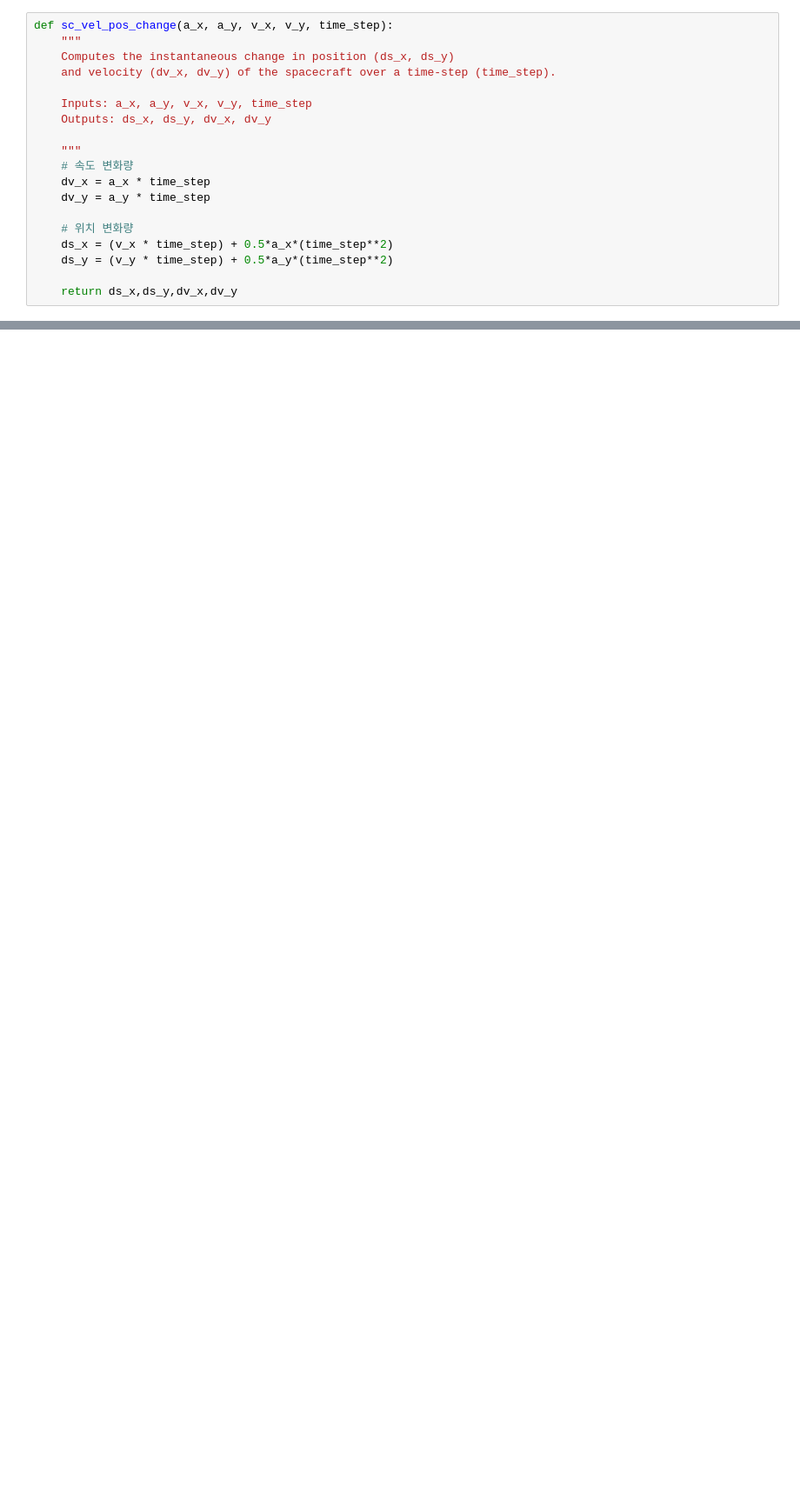
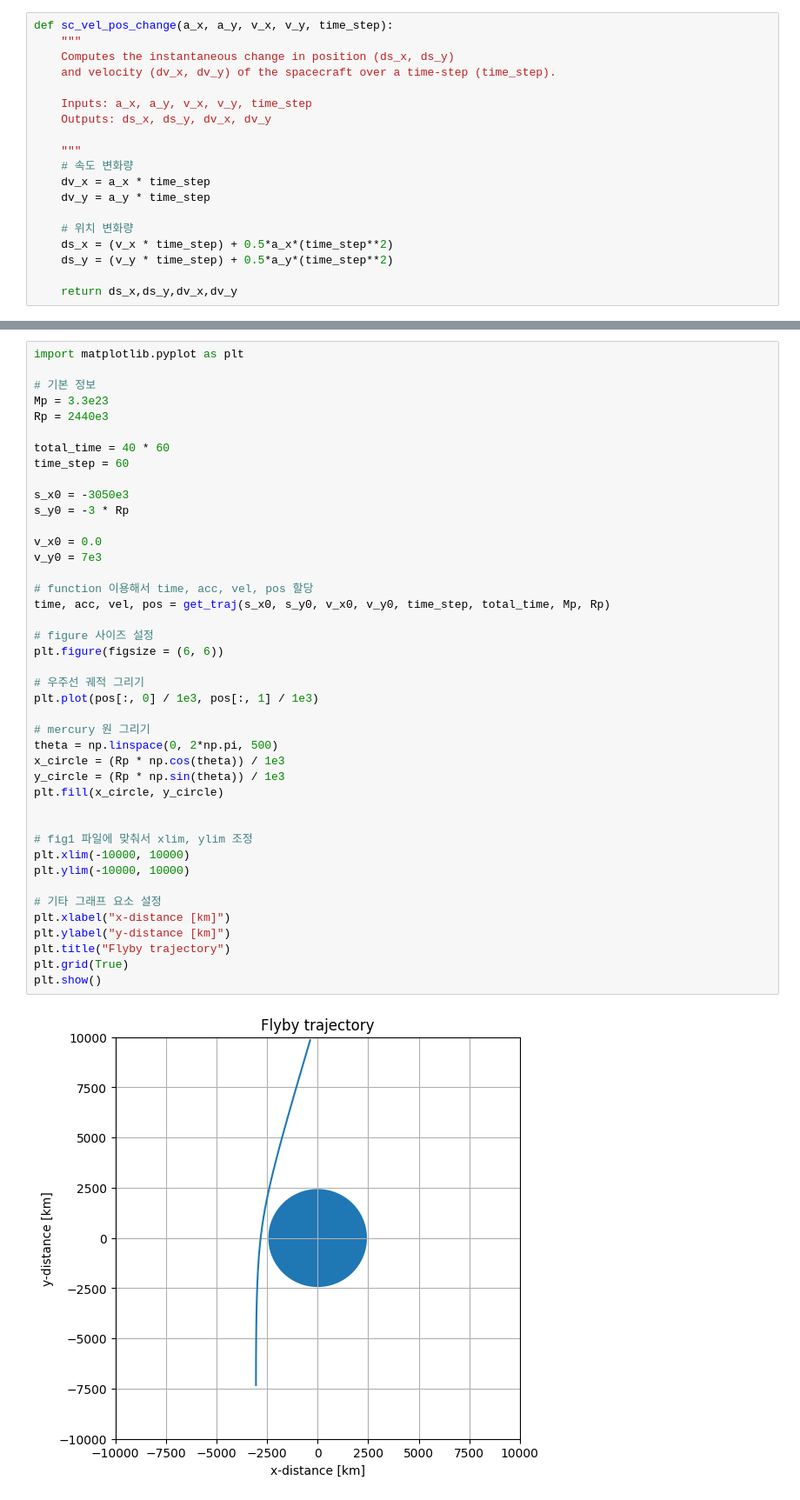
Before and after one commit to h2woobin/EOSC211_LAP, a Jupyter notebook: part_2/part_2_LAP.ipynb, the cells around one changed output, grey strips where cells are left out. Shown: that part at 87% size. Drawn from its saved outputs; the diff is of its cells as text; blank space fills up the shorter version.

Commit message:
part 2 D: Figure 1 & 2

```diff
--- a/part_2/part_2_LAP.ipynb
+++ b/part_2/part_2_LAP.ipynb
@@ -166,0 +167,44 @@ def get_traj(s_x0, s_y0, v_x0, v_y0, time_step, total_time, Mp, Rp):
+# %%
+import matplotlib.pyplot as plt
+
+# 기본 정보
+Mp = 3.3e23
+Rp = 2440e3
+
+total_time = 40 * 60
+time_step = 60
+
+s_x0 = -3050e3
+s_y0 = -3 * Rp
+
+v_x0 = 0.0
+v_y0 = 7e3
+
+# function 이용해서 time, acc, vel, pos 할당
+time, acc, vel, pos = get_traj(s_x0, s_y0, v_x0, v_y0, time_step, total_time, Mp, Rp)
+
+# figure 사이즈 설정
+plt.figure(figsize = (6, 6))
+
+# 우주선 궤적 그리기
+plt.plot(pos[:, 0] / 1e3, pos[:, 1] / 1e3)
+
+# mercury 원 그리기
+theta = np.linspace(0, 2*np.pi, 500)
+x_circle = (Rp * np.cos(theta)) / 1e3
+y_circle = (Rp * np.sin(theta)) / 1e3
+plt.fill(x_circle, y_circle)
+
+
+# fig1 파일에 맞춰서 xlim, ylim 조정
+plt.xlim(-10000, 10000)
+plt.ylim(-10000, 10000)
+
+# 기타 그래프 요소 설정
+plt.xlabel("x-distance [km]")
+plt.ylabel("y-distance [km]")
+plt.title("Flyby trajectory")
+plt.grid(True)
+plt.show()
+# %% [output]
+[figure, added]
```
Also changed, not shown: parts of 2 cells of this notebook.
